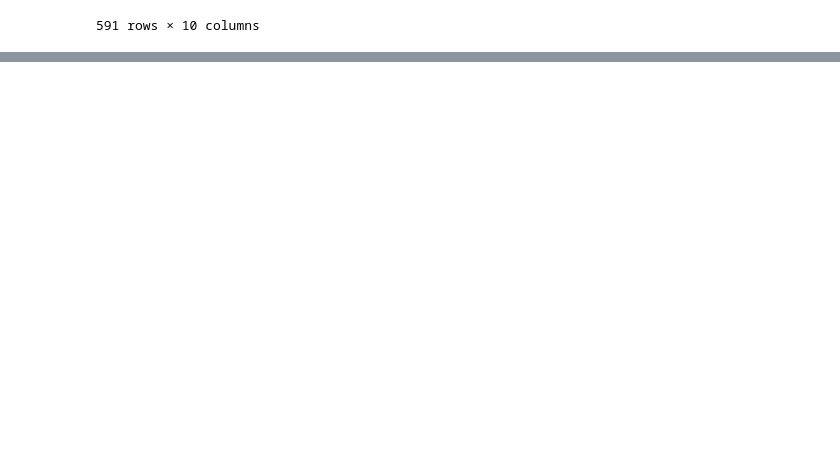
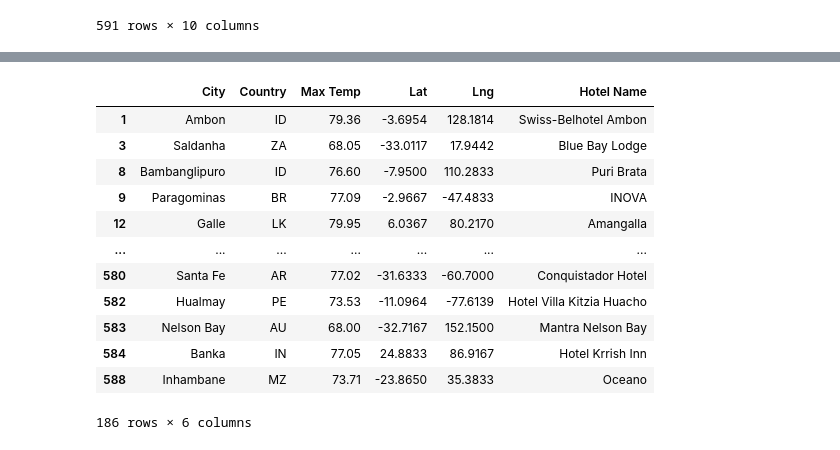
Before and after one commit to sarahrosegallagher/API_Weather_Analysis, a Jupyter notebook: VacationPy.ipynb, the cells around one changed output, grey strips where cells are left out. Drawn from its saved outputs; the diff is of its cells as text; code cells hidden in the pictures; blank space fills up the shorter version.

```diff
--- a/VacationPy.ipynb
+++ b/VacationPy.ipynb
@@ -112,0 +183,40 @@ fig
+# %%
+base_url = "https://maps.googleapis.com/maps/api/place/nearbysearch/json"
+
+params = {
+# "location" : city,
+"radius": 5000,
+"type": "lodging",
+"key": gkey }
+
+#use iterrows
+
+for index, row in hotel_df.iterrows():
+
+    #get lat and lng from df
+    lat = row["Lat"]
+    lng = row["Lng"]
+
+    city = row["City"]
+
+    #add location to params
+    params["location"] = f"{lat},{lng}"
+
+    #url and api request
+
+    print(f"Retrieving Results for Index{index}: {city} .")
+
+    response = requests.get(base_url, params=params).json()
+
+    #extract
+    results = response["results"]
+
+    try:
+        print(f"{results[0]['name']} in {city}.")
+
+        hotel_df.loc[index, "Hotel Name"] = results[0]["name"]
+
+    except:
+        print("Could not find result...skipping.")
+
+    print()
@@ -112,0 +241,16 @@ fig
+# %%
+hotel_df
+# %% [output]
+|  | City | Country | Max Temp | Lat | Lng | Hotel Name |
+| 1 | Ambon | ID | 79.36 | -3.6954 | 128.1814 | Swiss-Belhotel Ambon |
+| 3 | Saldanha | ZA | 68.05 | -33.0117 | 17.9442 | Blue Bay Lodge |
+| 8 | Bambanglipuro | ID | 76.60 | -7.9500 | 110.2833 | Puri Brata |
+| 9 | Paragominas | BR | 77.09 | -2.9667 | -47.4833 | INOVA |
+| 12 | Galle | LK | 79.95 | 6.0367 | 80.2170 | Amangalla |
+| ... | ... | ... | ... | ... | ... | ... |
+| 580 | Santa Fe | AR | 77.02 | -31.6333 | -60.7000 | Conquistador Hotel |
+| 582 | Hualmay | PE | 73.53 | -11.0964 | -77.6139 | Hotel Villa Kitzia Huacho |
+| 583 | Nelson Bay | AU | 68.00 | -32.7167 | 152.1500 | Mantra Nelson Bay |
+| 584 | Banka | IN | 77.05 | 24.8833 | 86.9167 | Hotel Krrish Inn |
+| 588 | Inhambane | MZ | 73.71 | -23.8650 | 35.3833 | Oceano |
+186 rows × 6 columns
```
Also changed, not shown: parts of 9 cells of this notebook, 2 other files.
